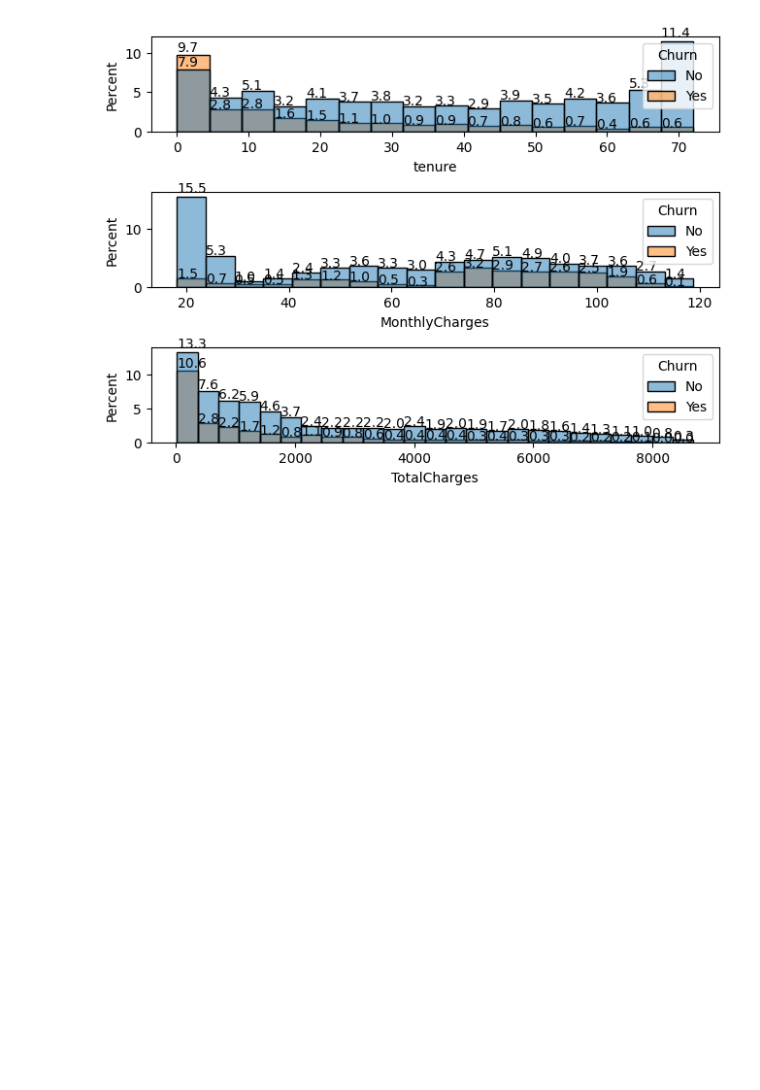
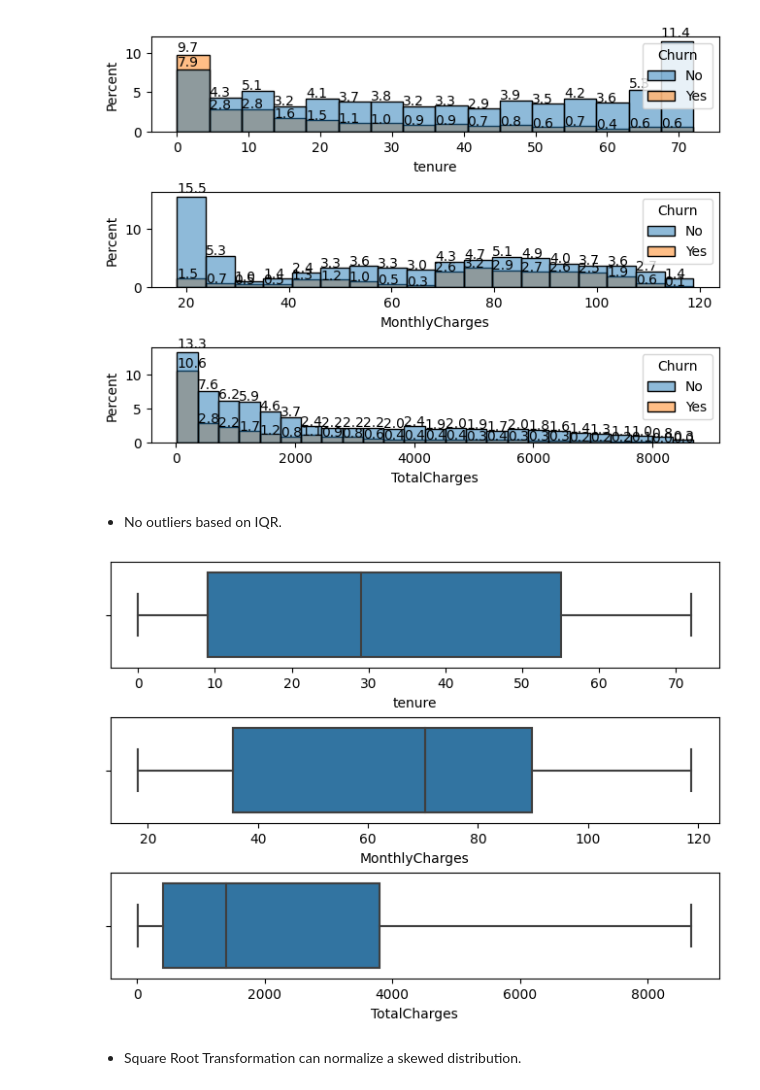
Before and after one commit to jasonrichdarmawan/hacktiv8-ftds-fase0, a Jupyter notebook: x_fase2/week01_day05_libur/pm/eda.ipynb, the cells around one changed output. Cells and saved outputs as stored; diff of their text form; code cells hidden in the pictures; blank space fills up the shorter version.

```diff
--- a/x_fase2/week01_day05_libur/pm/eda.ipynb
+++ b/x_fase2/week01_day05_libur/pm/eda.ipynb
@@ -212,3 +215,18 @@ def isolate():
 isolate()
 # %% [output]
 [figure]
+# %% [markdown]
+- No outliers based on IQR.
+# %%
+# Check outliers
+def isolate():
+    fig, axes = plt.subplots(3,1, layout="constrained")
+
+    for feature, ax in zip(num_cols, axes.ravel()):
+        sns.boxplot(data=df, x=feature, ax=ax)
+
+isolate()
+# %% [output]
+[figure, added]
+# %% [markdown]
+- Square Root Transformation can normalize a skewed distribution.
```
Also changed, not shown: parts of 3 cells of this notebook, 1 other file.
